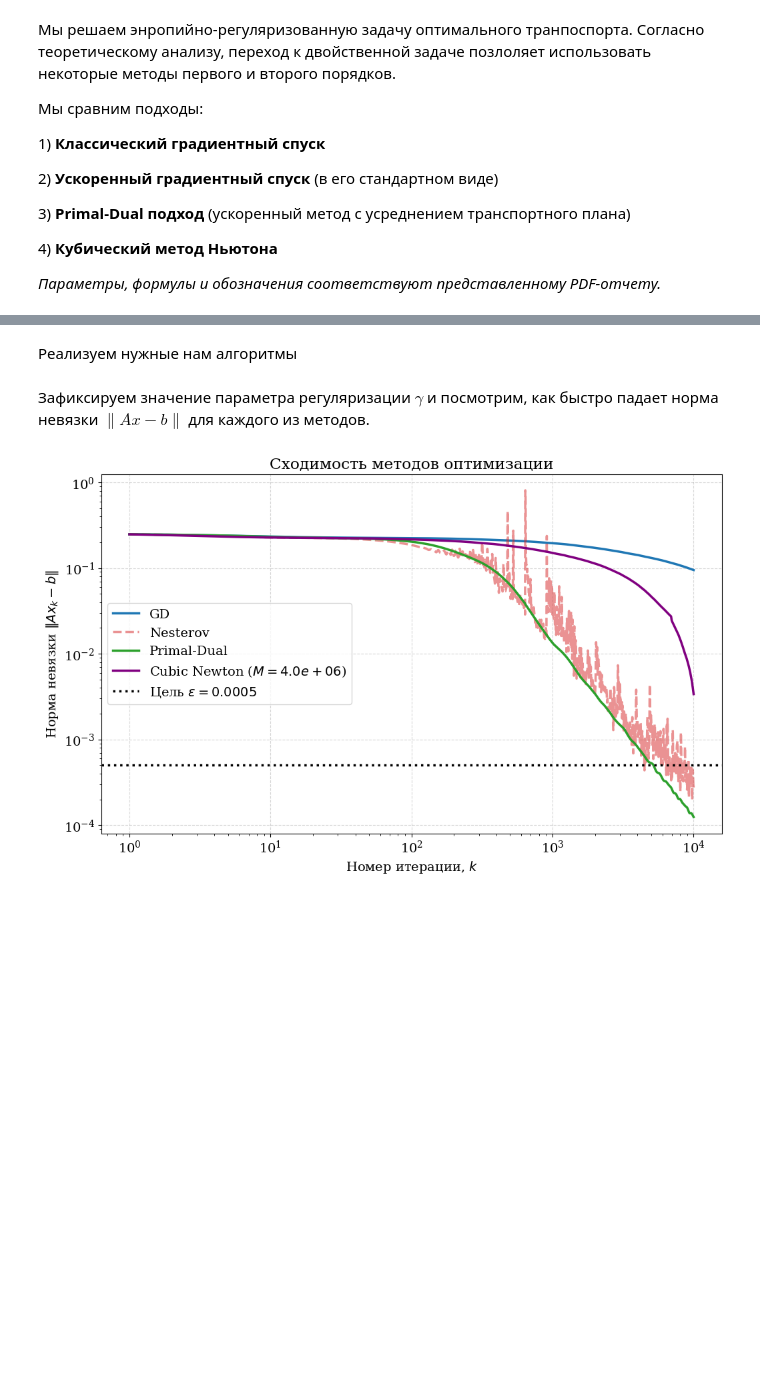
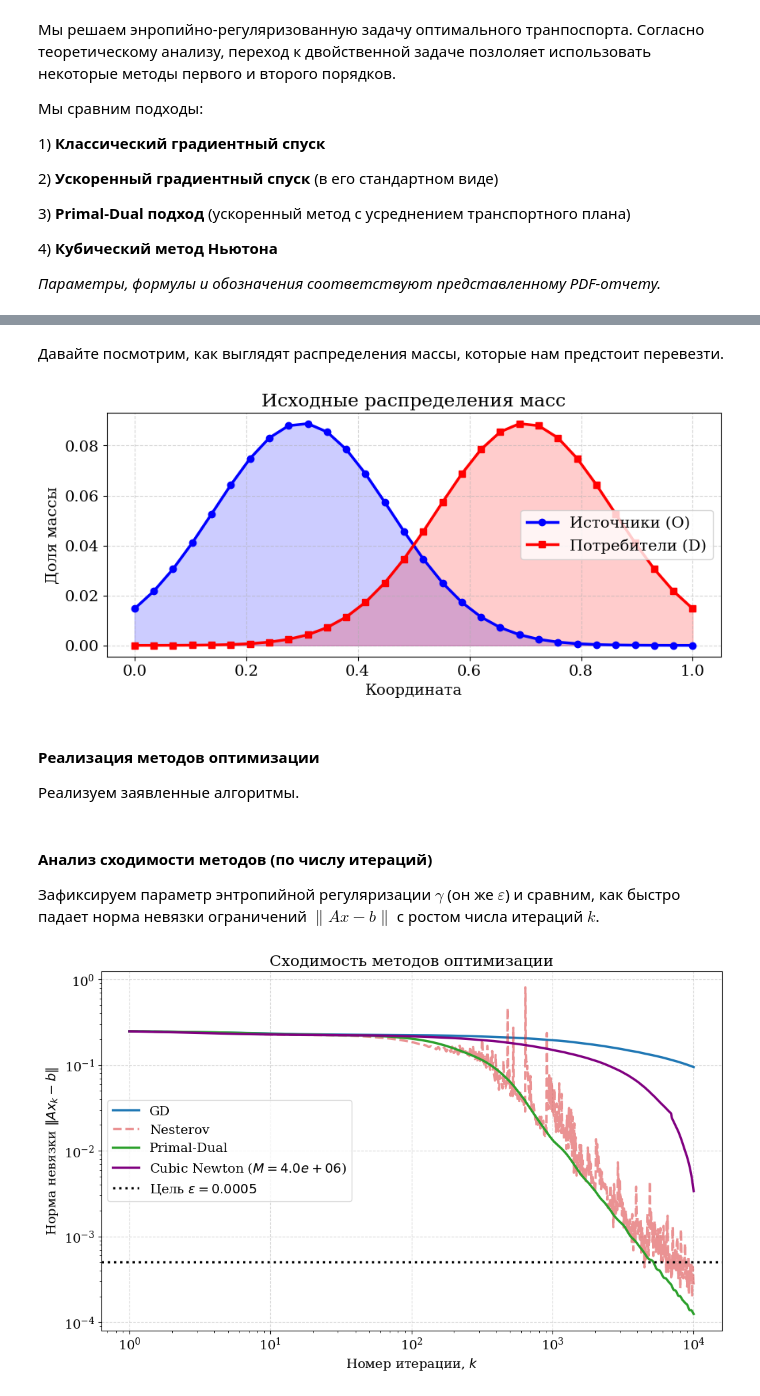
Before and after one commit to ilapodsvetov/optimal-transport-optimization, a Jupyter notebook: tmp.ipynb, the cells around one changed output, grey strips where cells are left out. Saved outputs shown, nothing was run; the diff lists cells and outputs as text; code cells hidden in the pictures; blank space fills up the shorter version.

```diff
--- a/tmp.ipynb
+++ b/tmp.ipynb
@@ -77,8 +82,34 @@ def get_hessian(y, c, A, gamma):
     diag_x = np.diag(x)
     xxT = np.outer(x, x)
     return (1 / gamma) * A @ (diag_x - xxT) @ A.T
-# %% [markdown]
-Реализуем нужные нам алгоритмы
+# %% [markdown]
+Давайте посмотрим, как выглядят распределения массы, которые нам предстоит перевезти.
+# %%
+# Инициализация задачи
+n_dim, m_dim = 30, 30
+b, c, A = create_task(n_dim, m_dim)
+
+# Разделим вектор b обратно на O и D для графиков
+O_dist = b[:n_dim]
+D_dist = b[n_dim:]
+coords_O = np.linspace(0, 1, n_dim)
+coords_D = np.linspace(0, 1, m_dim)
+
+plt.figure(figsize=(10, 4))
+plt.plot(coords_O, O_dist, marker='o', label='Источники (O)', color='blue')
+plt.plot(coords_D, D_dist, marker='s', label='Потребители (D)', color='red')
+plt.fill_between(coords_O, 0, O_dist, alpha=0.2, color='blue')
+plt.fill_between(coords_D, 0, D_dist, alpha=0.2, color='red')
+plt.title('Исходные распределения масс')
+plt.xlabel('Координата')
+plt.ylabel('Доля массы')
+plt.legend()
+plt.show()
+# %% [output]
+[figure, added]
+# %% [markdown]
+#### Реализация методов оптимизации
+Реализуем заявленные алгоритмы.
 # %%
 def run_gd(b, c, A, gamma, iters):
     """Обычный градиентный спуск."""
@@ -170,8 +201,9 @@ def run_cubic_newton(b, c, A, gamma, M, iters):
         y = y + h
 
     return history
-# %% [markdown]
-Зафиксируем значение параметра регуляризации $\gamma$ и посмотрим, как быстро падает норма невязки $\|Ax - b\|$ для каждого из методов.
+# %% [markdown]
+#### Анализ сходимости методов (по числу итераций)
+Зафиксируем параметр энтропийной регуляризации $\gamma$ (он же $\varepsilon$) и сравним, как быстро падает норма невязки ограничений $\|Ax - b\|$ с ростом числа итераций $k$.
 # %%
 n_dim, m_dim = 30, 30
 b, c, A = create_task(n_dim, m_dim)
```
Also changed, not shown: parts of 10 cells of this notebook.
